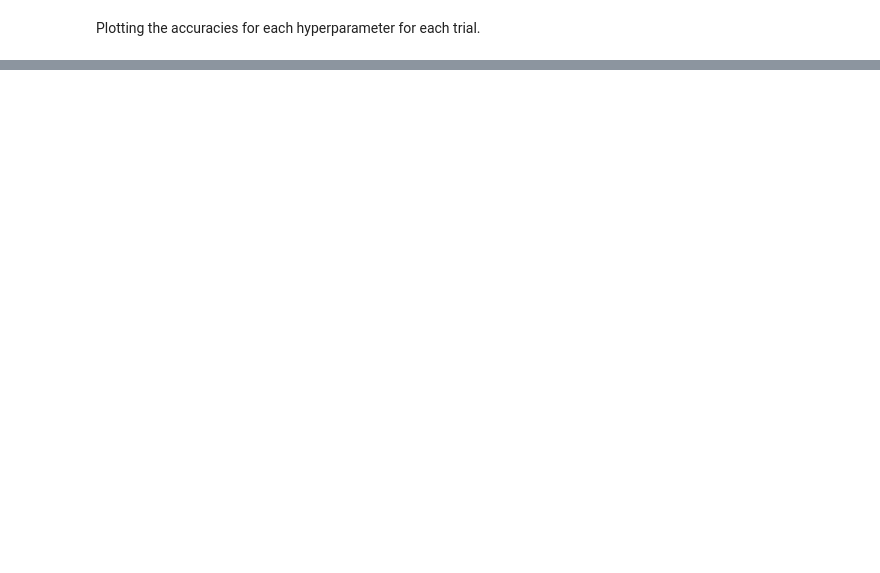
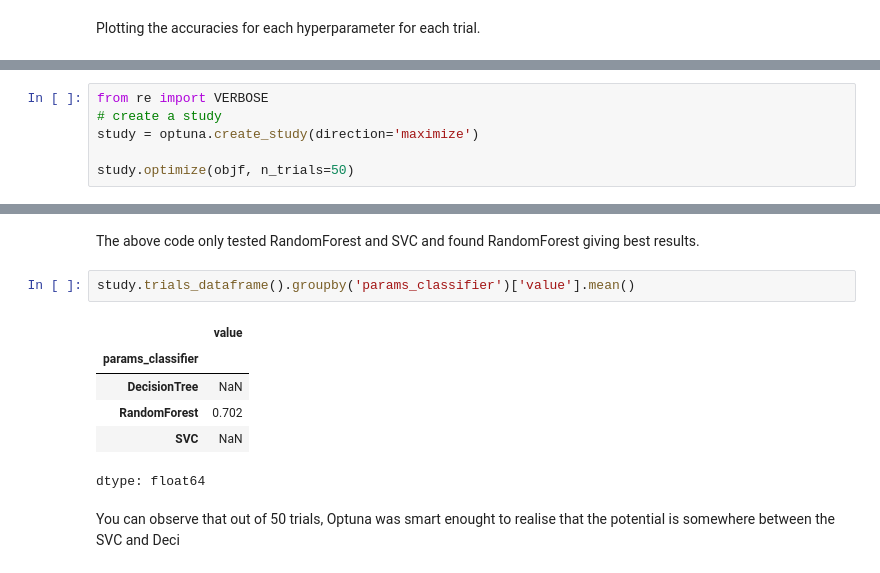
Before and after one commit to swapnilin/Optuna-for-hyperparameter-tuning, a Jupyter notebook: Optuna.ipynb, the cells around one changed output, grey strips where cells are left out. Cells and saved outputs as stored; diff of their text form; blank space fills up the shorter version.

```diff
--- a/Optuna.ipynb
+++ b/Optuna.ipynb
@@ -207,0 +289,6 @@ optuna.visualization.plot_slice(study)
+# %%
+from re import VERBOSE
+# create a study
+study = optuna.create_study(direction='maximize')
+
+study.optimize(objf, n_trials=50)
@@ -207,0 +303,13 @@ optuna.visualization.plot_slice(study)
+# %% [markdown]
+The above code only tested RandomForest and SVC and found RandomForest giving best results.
+# %%
+study.trials_dataframe().groupby('params_classifier')['value'].mean()
+# %% [output]
+|  | value |
+| params_classifier |  |
+| DecisionTree | NaN |
+| RandomForest | 0.702 |
+| SVC | NaN |
+dtype: float64
+# %% [markdown]
+You can observe that out of 50 trials, Optuna was smart enought to realise that the potential is somewhere between the SVC and Deci
```
Also changed, not shown: parts of 28 cells of this notebook.
